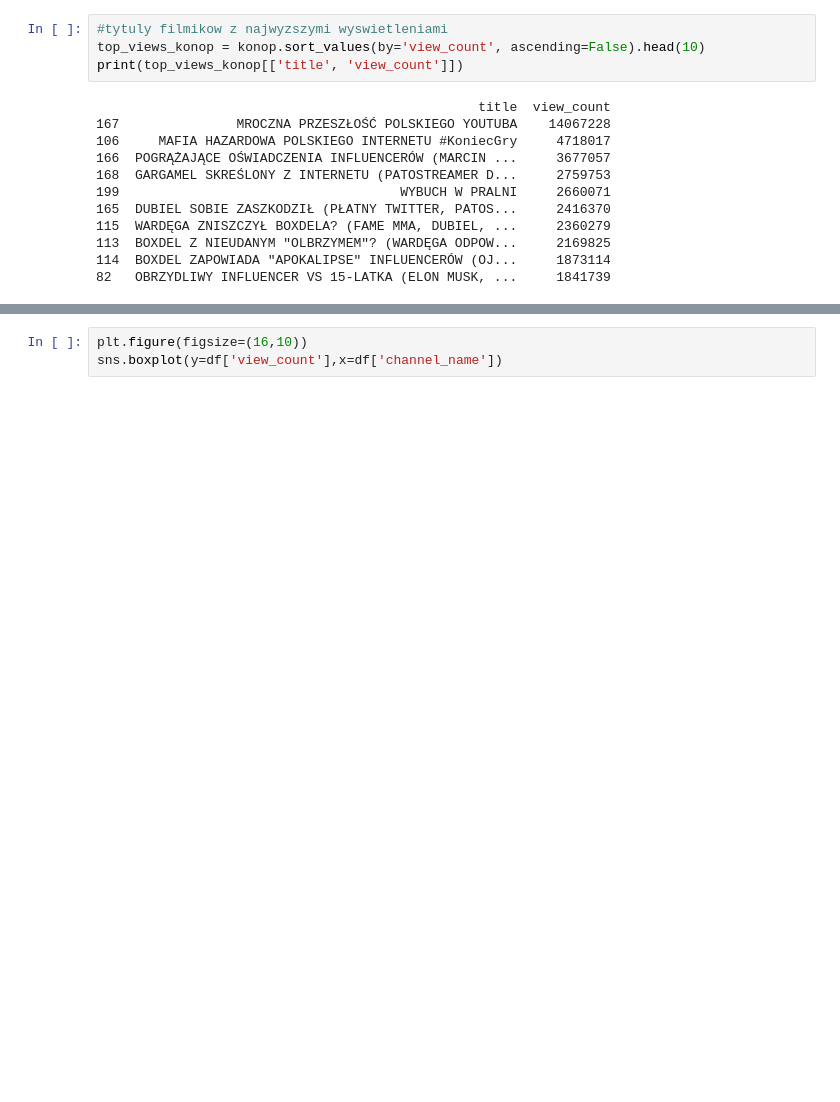
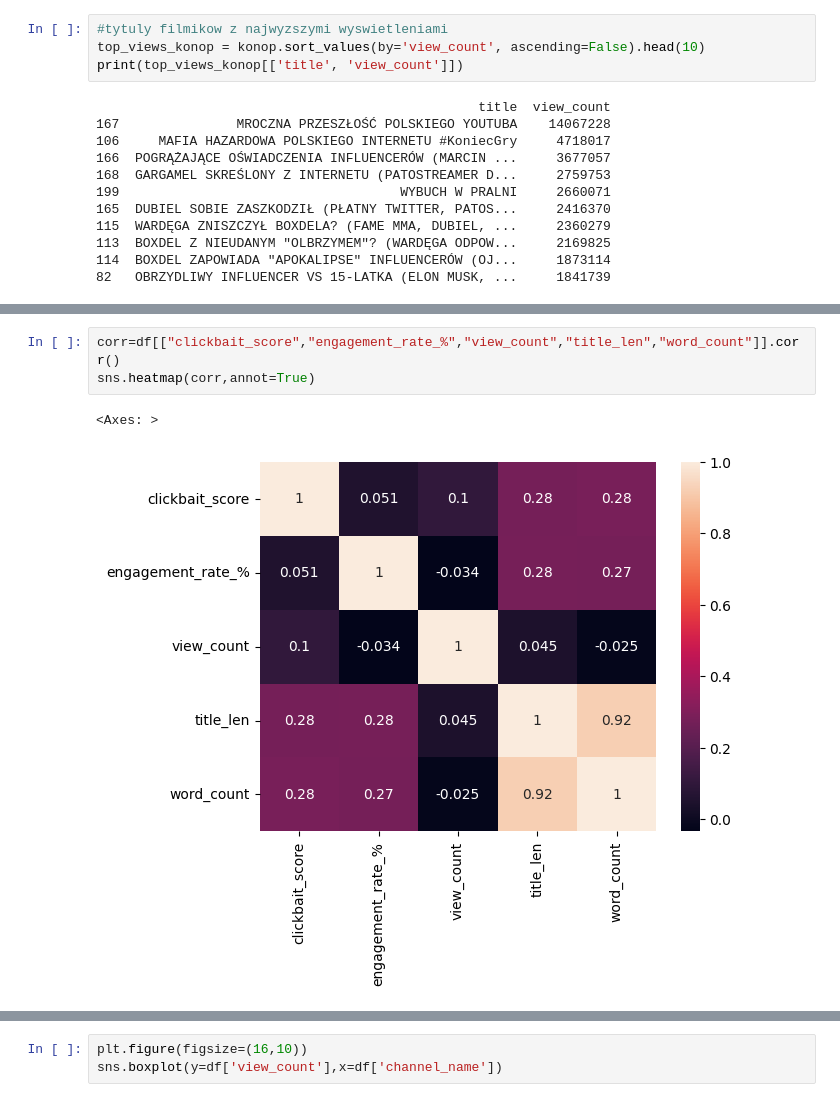
Before and after one commit to KAja278/projekt_analiza_danych_python, a Jupyter notebook: notebooks/wizualizacja_danych_kaja.ipynb, the cells around one changed output, grey strips where cells are left out. Cells and saved outputs as stored; diff of their text form; blank space fills up the shorter version.

```diff
--- a/notebooks/wizualizacja_danych_kaja.ipynb
+++ b/notebooks/wizualizacja_danych_kaja.ipynb
@@ -156,0 +244,6 @@ df.head()
+# %%
+corr=df[["clickbait_score","engagement_rate_%","view_count","title_len","word_count"]].corr()
+sns.heatmap(corr,annot=True)
+# %% [output]
+<Axes: >
+[figure, added]
```
Also changed, not shown: parts of 12 cells of this notebook, 8 other files.
